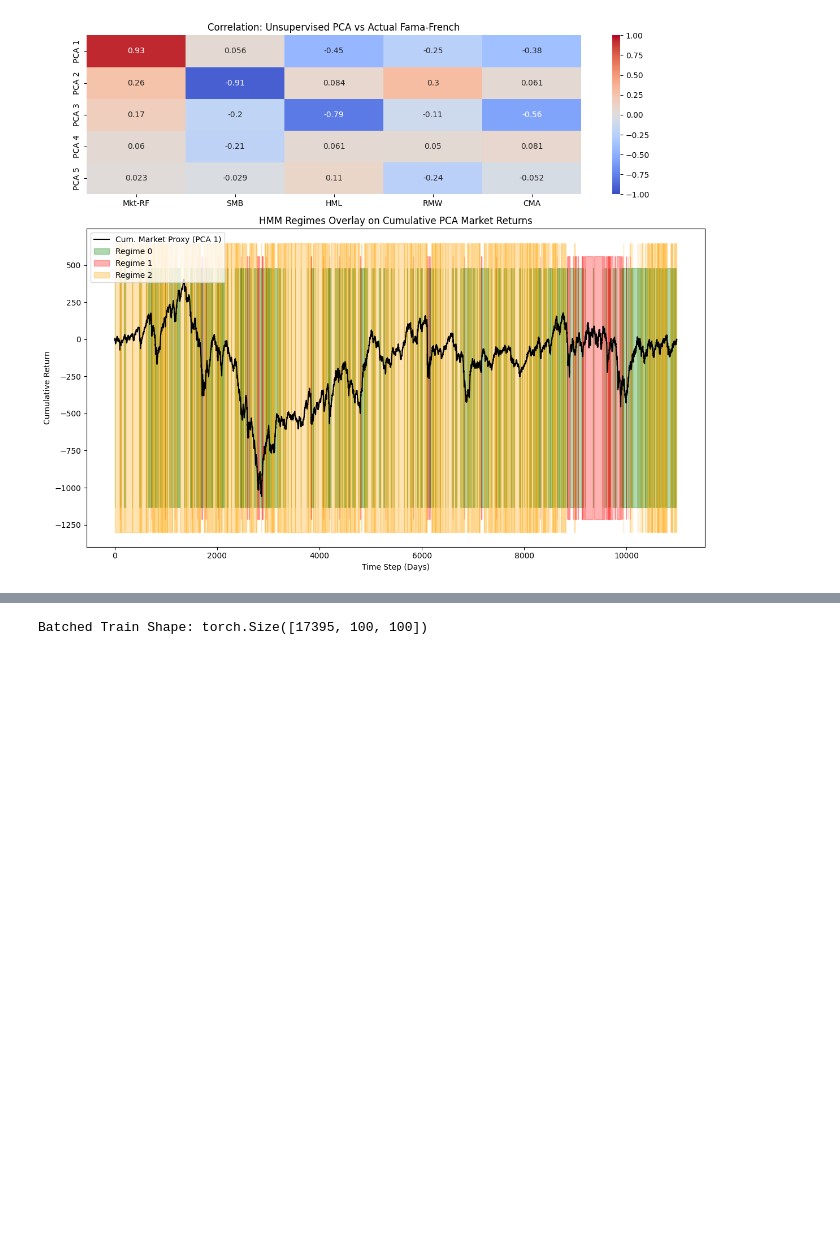
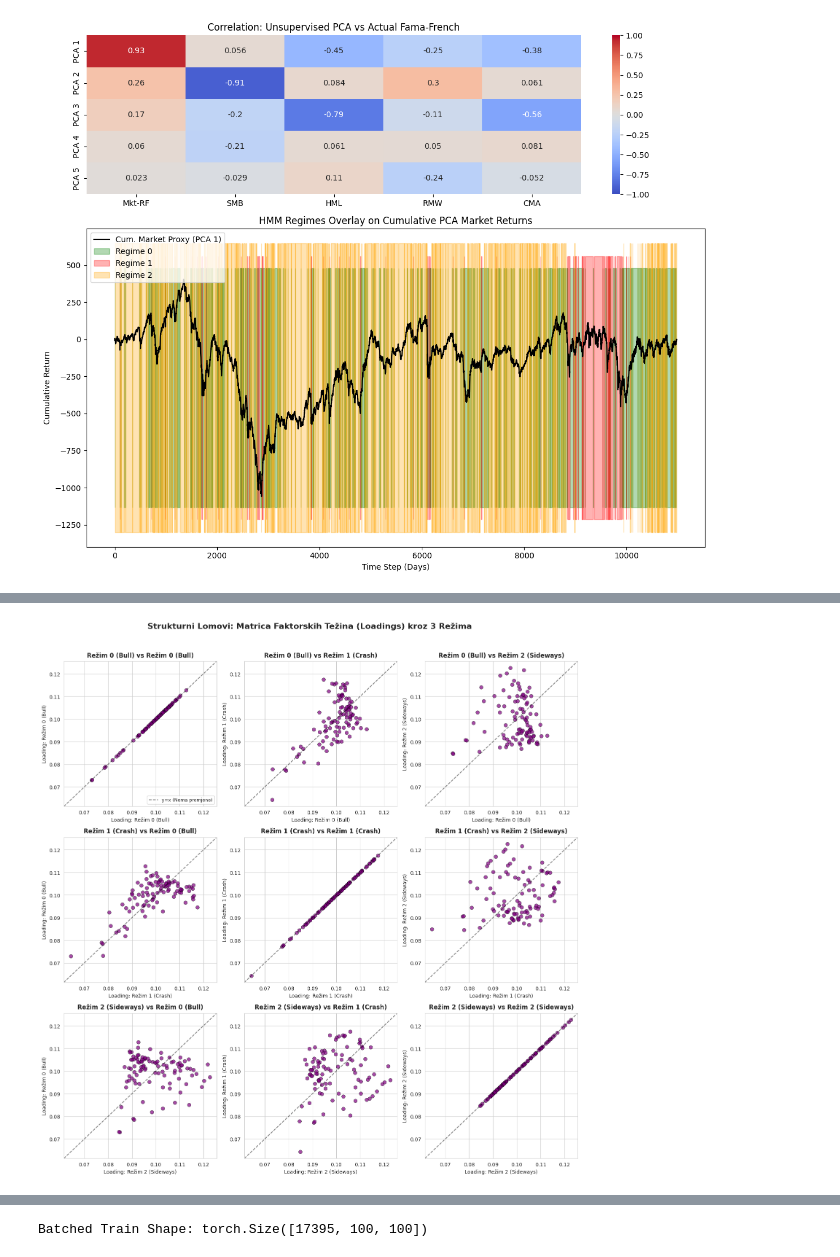
Before and after one commit to evucelic/Diplomski-Projekt, a Jupyter notebook: main.ipynb, the cells around one changed output, grey strips where cells are left out. Cells and saved outputs as stored; diff of their text form; code cells hidden in the pictures; blank space fills up the shorter version.

```diff
--- a/main.ipynb
+++ b/main.ipynb
@@ -1153,3 +905,65 @@ Final State Distribution: {np.int64(0): np.int64(1246), np.int64(1): np.int64(13
+# %%
+import numpy as np
+import matplotlib.pyplot as plt
+import seaborn as sns
+
+# Postavljanje stila
+sns.set_style("whitegrid")
+
+# Kreiranje figure s 3x3 mrežom podgrafova
+fig, axes = plt.subplots(3, 3, figsize=(15, 15))
+
+# Priprema podataka i oznaka
+L = [factor_1_regime_0, factor_1_regime_1, factor_1_regime_2]
+names = ["Režim 0 (Bull)", "Režim 1 (Crash)", "Režim 2 (Sideways)"]
+
+for i in range(3):
+    for j in range(3):
+        ax = axes[i, j]
+        x_data, y_data = L[i], L[j]
+
+        # Crtanje točkica
+        sns.scatterplot(
+            x=x_data,
+            y=y_data,
+            color='purple',
+            alpha=0.7,
+            s=50,
+            edgecolor='black',
+            ax=ax
+        )
+
+        # Prilagodba granica za y=x liniju (koristimo globalni min/max za konzistentnost svih 9 grafova)
+        min_val = min(np.min(L), np.min(L))
+        max_val = max(np.max(L), np.max(L))
+        padding = (max_val - min_val) * 0.05
+        min_val -= padding
+        max_val += padding
+
+        # Crtanje y=x linije
+        ax.plot([min_val, max_val], [min_val, max_val], 'k--', alpha=0.5)
+
+        # Postavljanje naslova i osi
+        ax.set_title(f"{names[i]} vs {names[j]}", fontsize=12, fontweight='bold', pad=8)
+        ax.set_xlabel(f"Loading: {names[i]}", fontsize=10)
+        ax.set_ylabel(f"Loading: {names[j]}", fontsize=10)
+
+        # Fiksiranje osi da budu strogo simetrične na svim grafovima
+        ax.set_xlim(min_val, max_val)
+        ax.set_ylim(min_val, max_val)
+
+# Dodaj legendu samo na prvi graf
+axes[0, 0].plot([], [], 'k--', alpha=0.5, label='y=x (Nema promjene)')
+axes[0, 0].legend(loc='lower right', fontsize=9)
+
+# Glavni naslov za cijelu sliku
+plt.suptitle("Strukturni Lomovi: Matrica Faktorskih Težina (Loadings) kroz 3 Režima", fontsize=16, fontweight='bold', y=1.02)
+plt.tight_layout()
+
+# Prikaz
+plt.show()
+# %% [output]
+[figure, added]
 # %%
 import matplotlib.pyplot as plt
 import seaborn as sns
```
Also changed, not shown: parts of 3 cells of this notebook.
